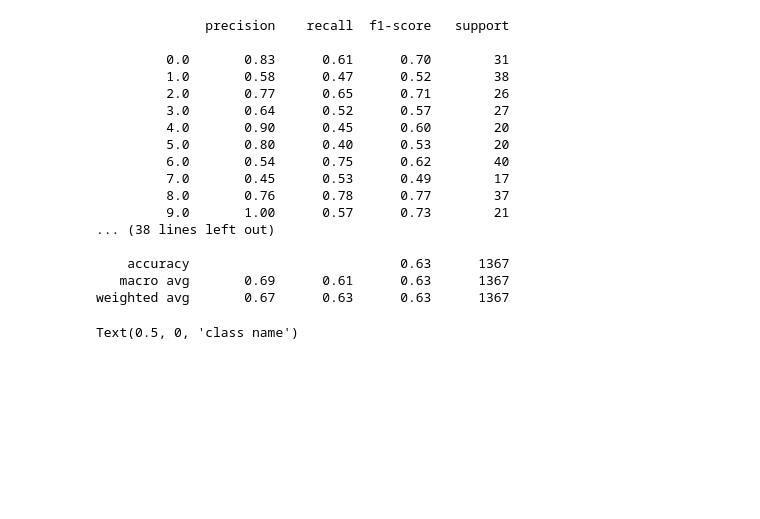
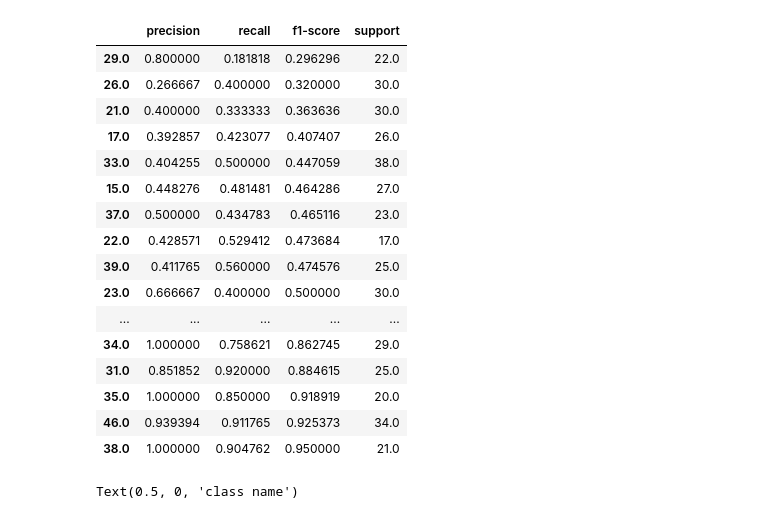
Before and after one commit to mariadop/ai_project_photo_recognition_adaboost_ann, a Jupyter notebook: adaboost.ipynb, the cells around one changed output. Cells and saved outputs as stored; diff of their text form; code cells hidden in the pictures; blank space fills up the shorter version.

```diff
--- a/adaboost.ipynb
+++ b/adaboost.ipynb
@@ -96,23 +129,35 @@ np.float64(0.6305779078273592)
 # %%
 from sklearn.metrics import classification_report
+import pandas as pd
 
-print(classification_report(y_val, y_pred))
+report = classification_report(
+    y_val,
+    y_pred,
+    output_dict=True
+)
+
+df_report = pd.DataFrame(report).T
+
+
+display(
+    df_report.iloc[:-3].sort_values("f1-score")
+)
 # %% [output]
-              precision    recall  f1-score   support
-
-         0.0       0.83      0.61      0.70        31
-         1.0       0.58      0.47      0.52        38
-         2.0       0.77      0.65      0.71        26
-         3.0       0.64      0.52      0.57        27
-         4.0       0.90      0.45      0.60        20
-         5.0       0.80      0.40      0.53        20
-         6.0       0.54      0.75      0.62        40
-         7.0       0.45      0.53      0.49        17
-         8.0       0.76      0.78      0.77        37
-         9.0       1.00      0.57      0.73        21
-... (38 lines left out)
-
-    accuracy                           0.63      1367
-   macro avg       0.69      0.61      0.63      1367
-weighted avg       0.67      0.63      0.63      1367
+|  | precision | recall | f1-score | support |
+| 29.0 | 0.800000 | 0.181818 | 0.296296 | 22.0 |
+| 26.0 | 0.266667 | 0.400000 | 0.320000 | 30.0 |
+| 21.0 | 0.400000 | 0.333333 | 0.363636 | 30.0 |
+| 17.0 | 0.392857 | 0.423077 | 0.407407 | 26.0 |
+| 33.0 | 0.404255 | 0.500000 | 0.447059 | 38.0 |
+| 15.0 | 0.448276 | 0.481481 | 0.464286 | 27.0 |
+| 37.0 | 0.500000 | 0.434783 | 0.465116 | 23.0 |
+| 22.0 | 0.428571 | 0.529412 | 0.473684 | 17.0 |
+| 39.0 | 0.411765 | 0.560000 | 0.474576 | 25.0 |
+| 23.0 | 0.666667 | 0.400000 | 0.500000 | 30.0 |
+| ... | ... | ... | ... | ... |
+| 34.0 | 1.000000 | 0.758621 | 0.862745 | 29.0 |
+| 31.0 | 0.851852 | 0.920000 | 0.884615 | 25.0 |
+| 35.0 | 1.000000 | 0.850000 | 0.918919 | 20.0 |
+| 46.0 | 0.939394 | 0.911765 | 0.925373 | 34.0 |
+| 38.0 | 1.000000 | 0.904762 | 0.950000 | 21.0 |
 # %%
```
Also changed, not shown: parts of 13 cells of this notebook, 4 other files.
